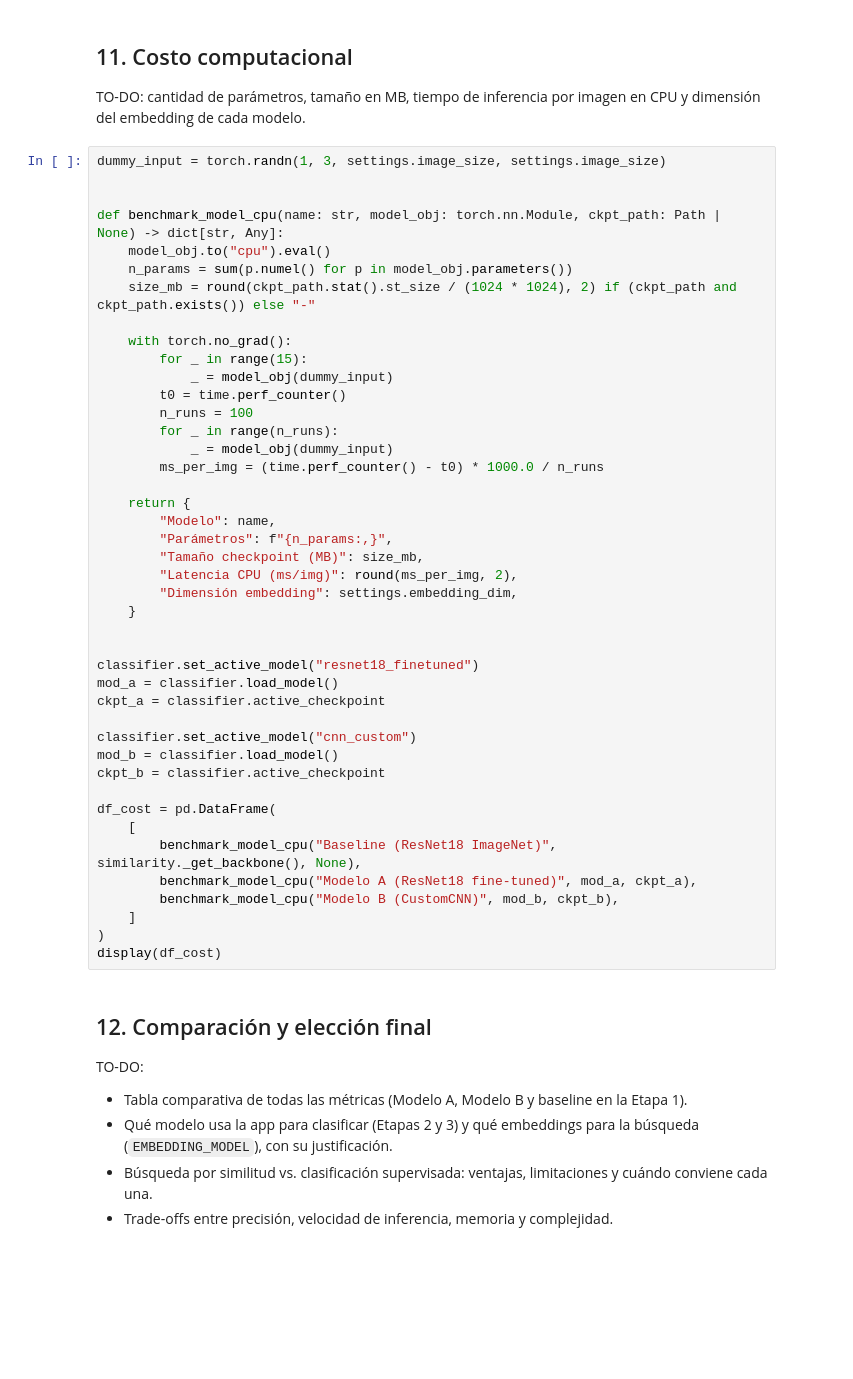
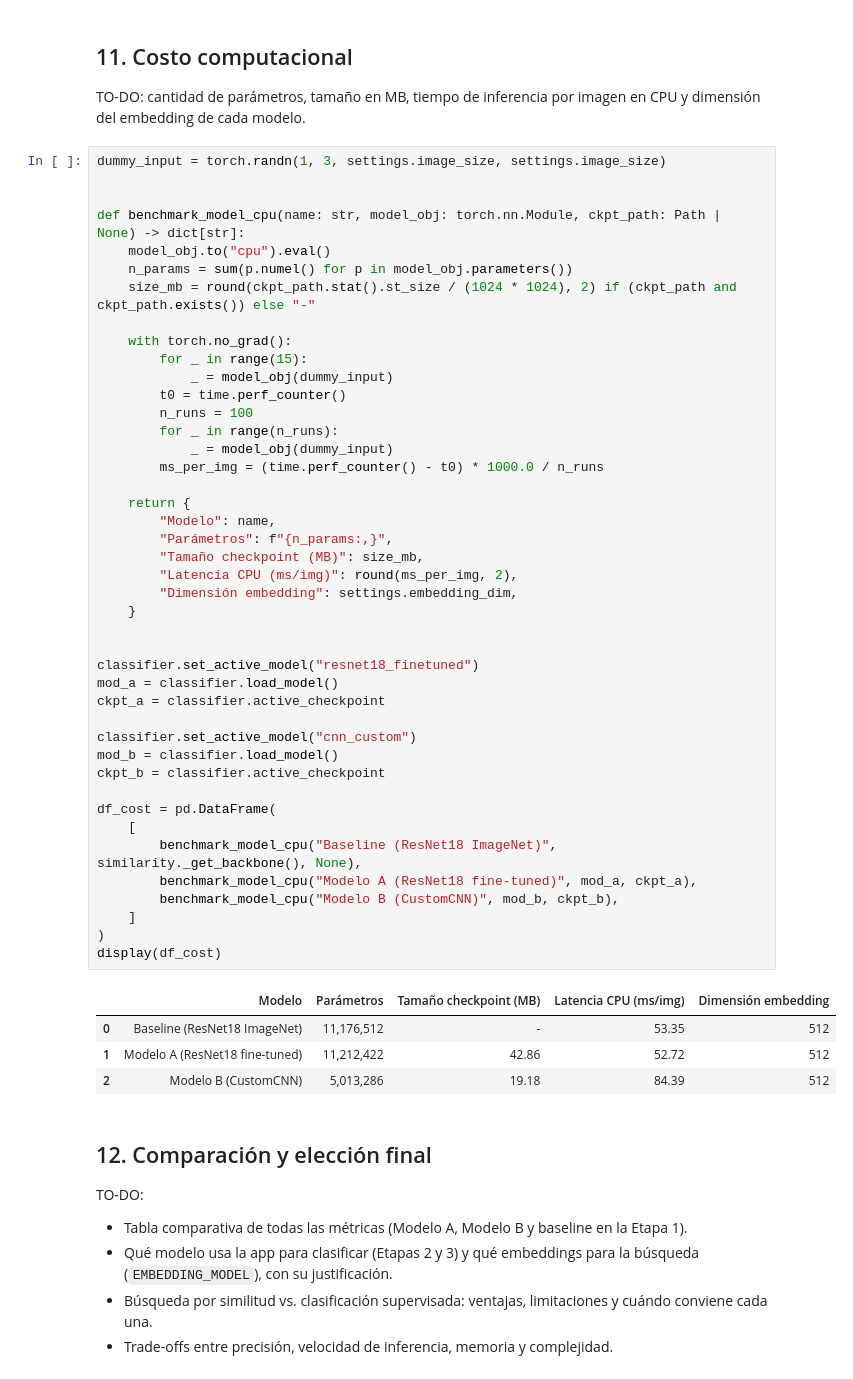
Before and after one commit to DuclosNicolas/tuia-dog-recognition-app, a Jupyter notebook: 2-train.ipynb, the cells around one changed output. Saved outputs shown, nothing was run; the diff lists cells and outputs as text; blank space fills up the shorter version.

Commit message:
Codigo completo sin errores, entrenamiento de ambos modelos.

```diff
--- a/2-train.ipynb
+++ b/2-train.ipynb
@@ -710,7 +811,7 @@ del embedding de cada modelo.
 dummy_input = torch.randn(1, 3, settings.image_size, settings.image_size)
 
 
-def benchmark_model_cpu(name: str, model_obj: torch.nn.Module, ckpt_path: Path | None) -> dict[str, Any]:
+def benchmark_model_cpu(name: str, model_obj: torch.nn.Module, ckpt_path: Path | None) -> dict[str]:
     model_obj.to("cpu").eval()
     n_params = sum(p.numel() for p in model_obj.parameters())
     size_mb = round(ckpt_path.stat().st_size / (1024 * 1024), 2) if (ckpt_path and ckpt_path.exists()) else "-"
@@ -722,33 +823,38 @@ def benchmark_model_cpu(name: str, model_obj: torch.nn.Module, ckpt_path: Path |
         n_runs = 100
         for _ in range(n_runs):
             _ = model_obj(dummy_input)
         ms_per_img = (time.perf_counter() - t0) * 1000.0 / n_runs
 
     return {
         "Modelo": name,
         "Parámetros": f"{n_params:,}",
         "Tamaño checkpoint (MB)": size_mb,
         "Latencia CPU (ms/img)": round(ms_per_img, 2),
         "Dimensión embedding": settings.embedding_dim,
     }
 
 
 classifier.set_active_model("resnet18_finetuned")
 mod_a = classifier.load_model()
 ckpt_a = classifier.active_checkpoint
 
 classifier.set_active_model("cnn_custom")
 mod_b = classifier.load_model()
 ckpt_b = classifier.active_checkpoint
 
 df_cost = pd.DataFrame(
     [
         benchmark_model_cpu("Baseline (ResNet18 ImageNet)", similarity._get_backbone(), None),
         benchmark_model_cpu("Modelo A (ResNet18 fine-tuned)", mod_a, ckpt_a),
         benchmark_model_cpu("Modelo B (CustomCNN)", mod_b, ckpt_b),
     ]
 )
 display(df_cost)
+# %% [output]
+|  | Modelo | Parámetros | Tamaño checkpoint (MB) | Latencia CPU (ms/img) | Dimensión embedding |
+| 0 | Baseline (ResNet18 ImageNet) | 11,176,512 | - | 53.35 | 512 |
+| 1 | Modelo A (ResNet18 fine-tuned) | 11,212,422 | 42.86 | 52.72 | 512 |
+| 2 | Modelo B (CustomCNN) | 5,013,286 | 19.18 | 84.39 | 512 |
 # %% [markdown]
 ## 12. Comparación y elección final
 
```
Also changed, not shown: parts of 11 cells of this notebook.
